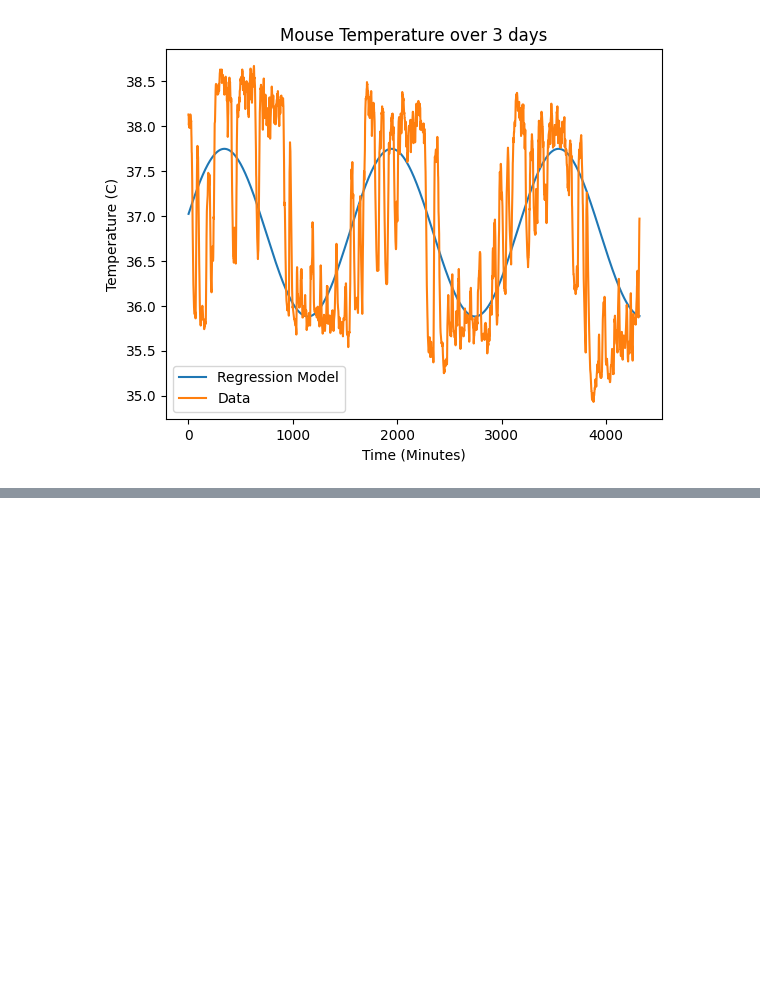
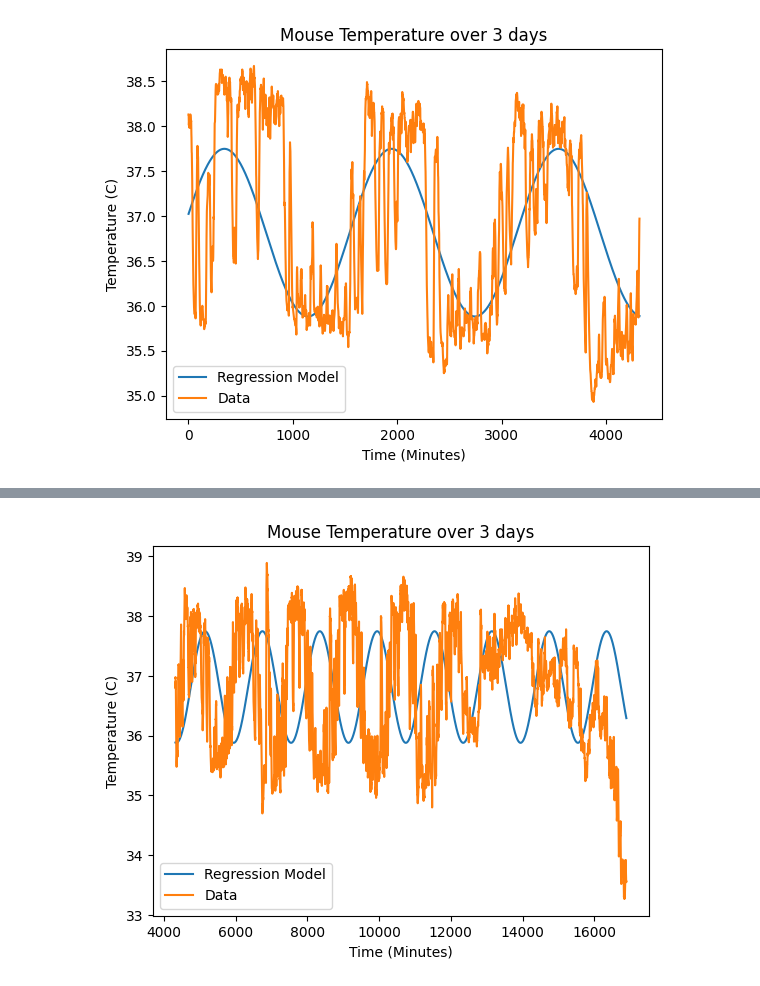
Before and after one commit to Noah-B-Reef/MAT4020-Homework7, a Jupyter notebook: mouse.ipynb, the cells around one changed output, grey strips where cells are left out. Cells and saved outputs as stored; diff of their text form; code cells hidden in the pictures; blank space fills up the shorter version.

```diff
--- a/mouse.ipynb
+++ b/mouse.ipynb
@@ -92,3 +92,9 @@ plt.legend()
 plt.savefig("mouse.png")
 # %% [output]
 [figure]
+# %%
+# Load in the data from CSV
+df = pd.read_csv('cc015-514-2.csv')
+
+# Select after first 3 days of data (4320 minutes)
+df = df[df["Minutes"] >= 4320]
@@ -94,0 +118,19 @@ plt.savefig("mouse.png")
+# %%
+t = df["Minutes"]
+y = df["Temp"]
+mask = y>0
+t = t[mask]
+y = y[mask]
+# %%
+reg = lambda x : a[0] + a[1]*np.sin(x*(2*np.pi)/1600) + a[2]*np.cos(x*(2*np.pi)/1600)
+# %%
+# plot the best fit model prediction
+plt.xlabel("Time (Minutes)")
+plt.ylabel("Temperature (C)")
+plt.title("Mouse Temperature over 3 days")
+plt.plot(t, reg(t), label="Regression Model")
+plt.plot(t, y, label="Data")
+plt.legend()
+plt.savefig("mouse2.png")
+# %% [output]
+[figure, added]
```
Also changed, not shown: parts of 2 cells of this notebook, 3 other files.
